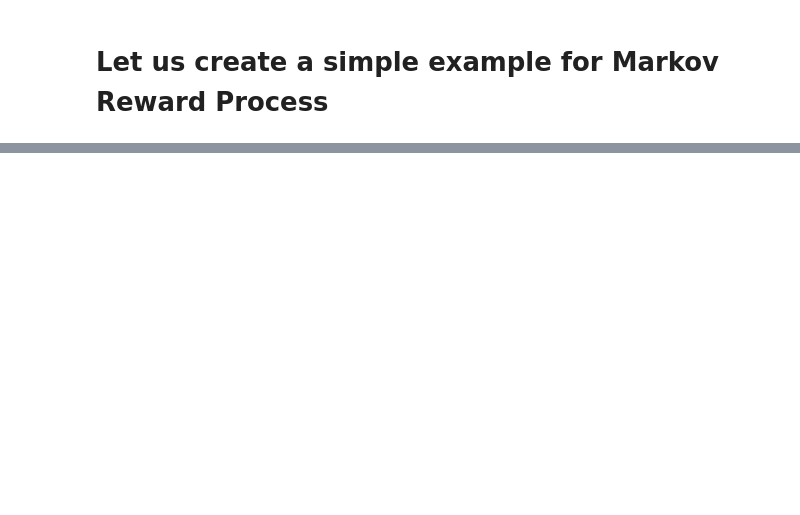
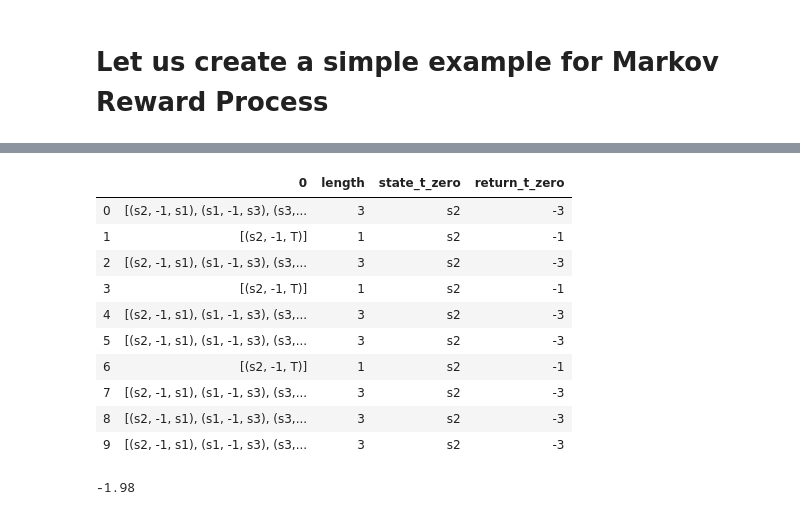
Before and after one commit to vumaasha/rl_handson, a Jupyter notebook: MRP/mrp.ipynb, the cells around one changed output, grey strips where cells are left out. Drawn from its saved outputs; the diff is of its cells as text; code cells hidden in the pictures; blank space fills up the shorter version.

```diff
--- a/MRP/mrp.ipynb
+++ b/MRP/mrp.ipynb
@@ -46,0 +55,21 @@ for i in range(50):
+# %%
+episodes_df = generate_episodes(start_state='s2')
+episodes_df
+# %% [output]
+|  | 0 | length | state_t_zero | return_t_zero |
+| 0 | [(s2, -1, s1), (s1, -1, s3), (s3,... | 3 | s2 | -3 |
+| 1 | [(s2, -1, T)] | 1 | s2 | -1 |
+| 2 | [(s2, -1, s1), (s1, -1, s3), (s3,... | 3 | s2 | -3 |
+| 3 | [(s2, -1, T)] | 1 | s2 | -1 |
+| 4 | [(s2, -1, s1), (s1, -1, s3), (s3,... | 3 | s2 | -3 |
+| 5 | [(s2, -1, s1), (s1, -1, s3), (s3,... | 3 | s2 | -3 |
+| 6 | [(s2, -1, T)] | 1 | s2 | -1 |
+| 7 | [(s2, -1, s1), (s1, -1, s3), (s3,... | 3 | s2 | -3 |
+| 8 | [(s2, -1, s1), (s1, -1, s3), (s3,... | 3 | s2 | -3 |
+| 9 | [(s2, -1, s1), (s1, -1, s3), (s3,... | 3 | s2 | -3 |
+# %%
+episodes_df = generate_episodes(count=100,start_state='s2')
+value_s0 = episodes_df.return_t_zero.mean()
+value_s0
+# %% [output]
+-1.98
```
Also changed, not shown: parts of 6 cells of this notebook, 4 other files.
